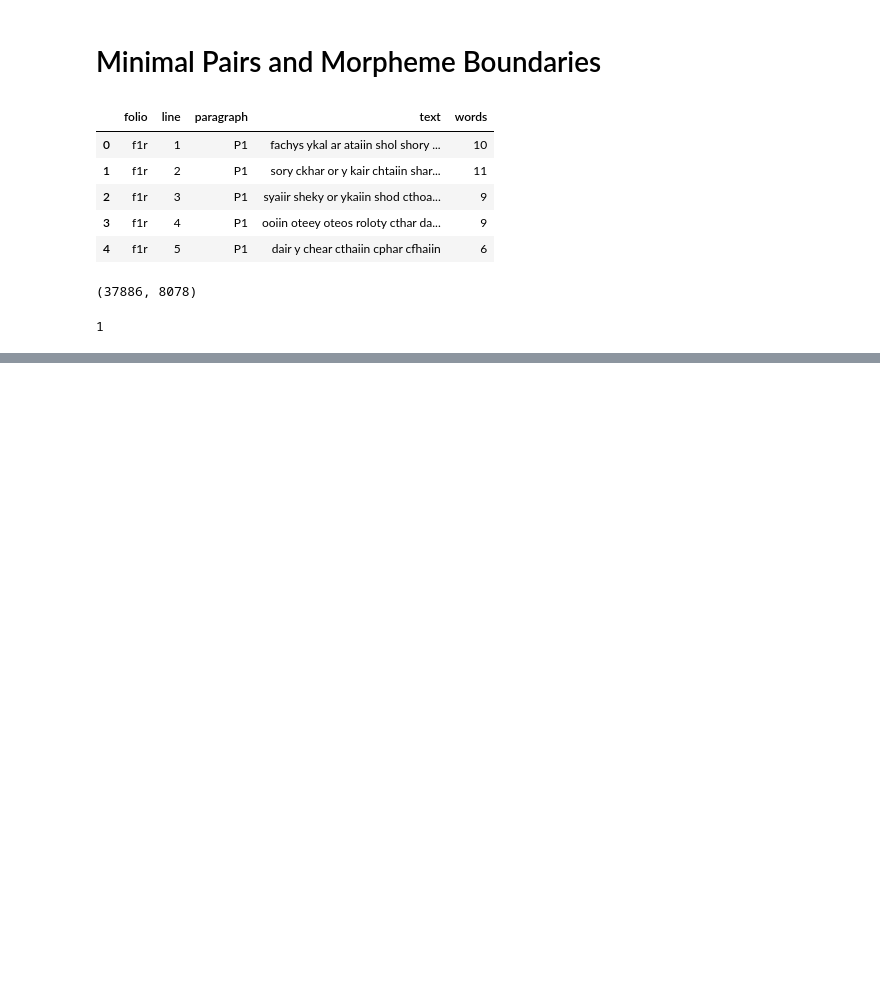
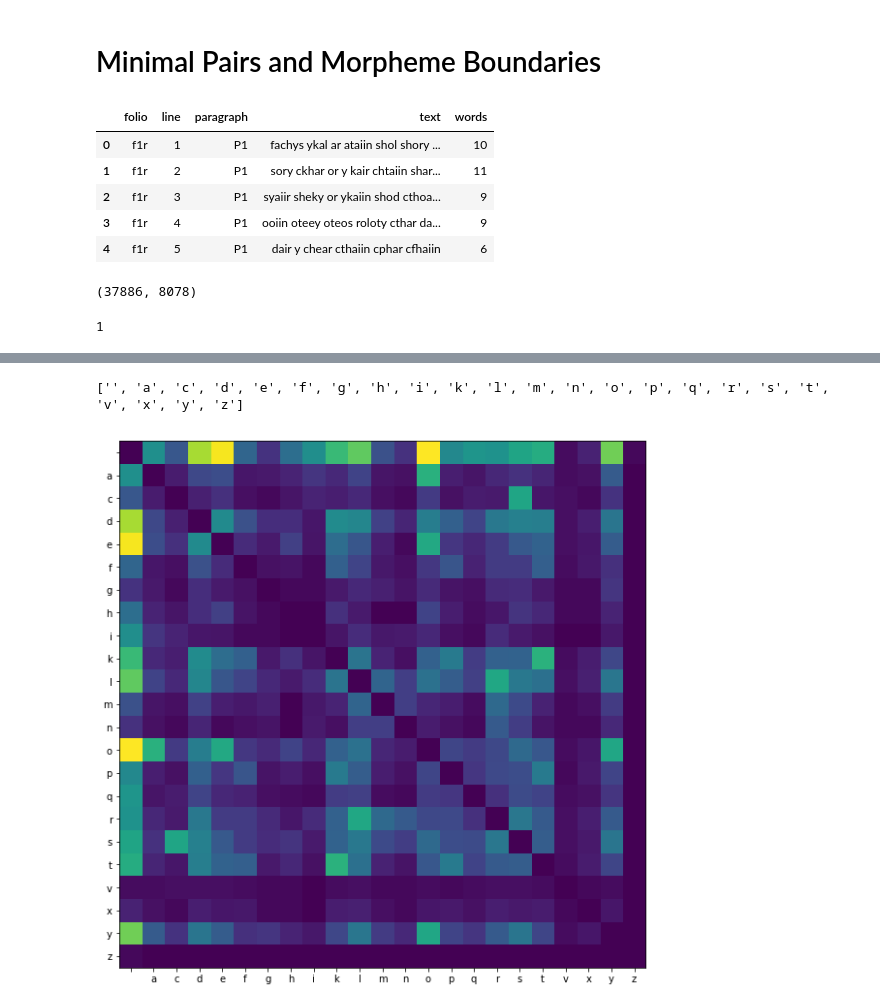
Before and after one commit to mwufi/voynich, a Jupyter notebook: 5 Minimal Pairs and Morpheme Boundaries.ipynb, the cells around one changed output, grey strips where cells are left out. Saved outputs shown, nothing was run; the diff lists cells and outputs as text; code cells hidden in the pictures; blank space fills up the shorter version.

Commit message:
Find minimal pairs and plot

```diff
--- a/5 Minimal Pairs and Morpheme Boundaries.ipynb
+++ b/5 Minimal Pairs and Morpheme Boundaries.ipynb
@@ -40,0 +111,15 @@ KeyboardInterrupt:
+# %%
+import pandas as pd
+
+stuff = []
+
+for p in pairs:
+    context, a,b = diff(unique_words[p[0]], unique_words[p[1]])
+
+    stuff.append({'left': context[0],
+                  'right': context[1],
+                  'change': a,
+                  'other': b})
+
+stuff = pd.DataFrame(stuff)
+stuff
@@ -40,0 +145,21 @@ KeyboardInterrupt:
+# %%
+letters = sorted(list(set(stuff.change) | set(stuff.other)))
+print(letters)
+# %% [output]
+['', 'a', 'c', 'd', 'e', 'f', 'g', 'h', 'i', 'k', 'l', 'm', 'n', 'o', 'p', 'q', 'r', 's', 't', 'v', 'x', 'y', 'z']
+# %%
+changes = np.zeros((len(letters), len(letters)))
+# %%
+g = stuff.groupby(['change', 'other'])
+for a,b in g.groups:
+    count = g.get_group((a,b)).count()
+    changes[letters.index(a), letters.index(b)] += count['left']
+# %%
+t = changes + changes.T
+
+plt.figure(figsize=(10,10))
+plt.imshow(t**.5)
+_ = plt.yticks(range(len(letters)), letters)
+_ = plt.xticks(range(len(letters)), letters)
+# %% [output]
+[figure, added]
```
Also changed, not shown: parts of 6 cells of this notebook.
